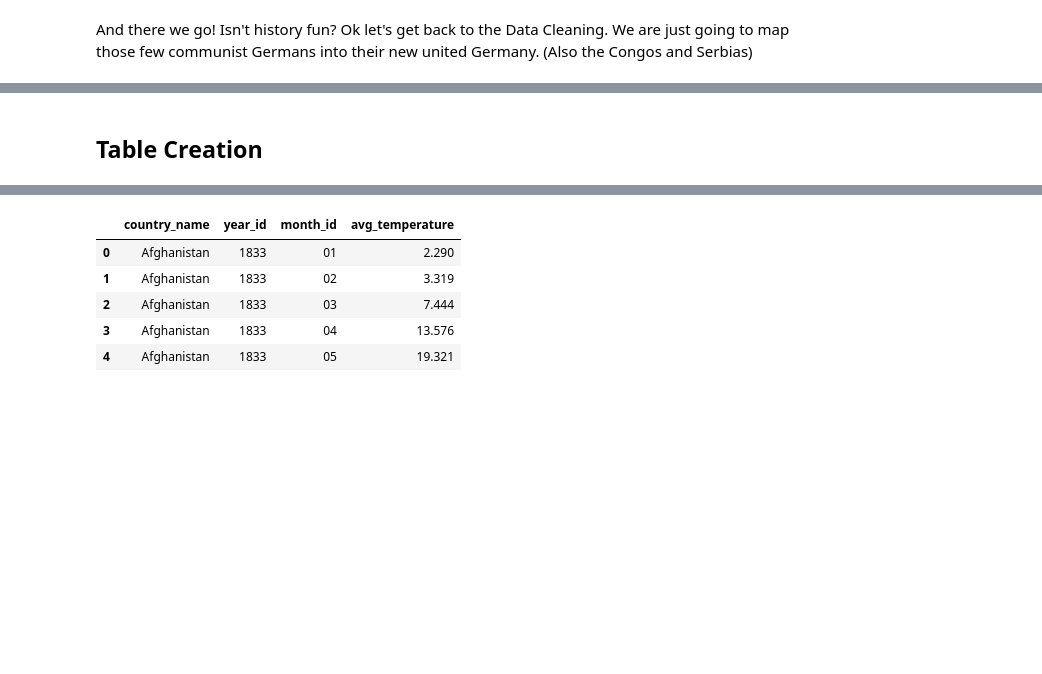
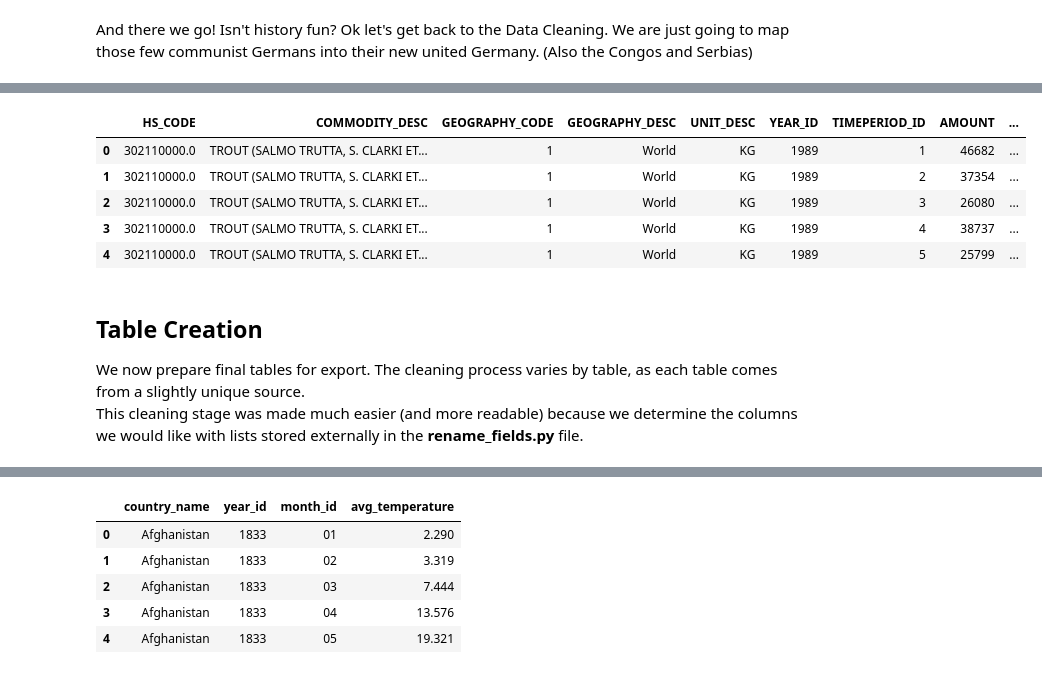
Before and after one commit to GT-Project1-A1/ETL-Group3, a Jupyter notebook: main.ipynb, the cells around one changed output, grey strips where cells are left out. Cells and saved outputs as stored; diff of their text form; code cells hidden in the pictures; blank space fills up the shorter version.

Commit message:
Final Cleaning and Database Prep

```diff
--- a/main.ipynb
+++ b/main.ipynb
@@ -258,2 +288,15 @@ niraj_df.head()
+# %%
+# Now we want to merge this into a new, fully expanded DataFrame using our HS_CODE amd COMMODITY_DESC as indexes
+super_commercial_df = pd.merge(left=commercial_df, right=unique_commodity_df, how="left", on=["HS_CODE", "COMMODITY_DESC"])
+super_commercial_df.head()
+# %% [output]
+|  | HS_CODE | COMMODITY_DESC | GEOGRAPHY_CODE | GEOGRAPHY_DESC | UNIT_DESC | YEAR_ID | TIMEPERIOD_ID | AMOUNT | ... |
+| 0 | 302110000.0 | TROUT (SALMO TRUTTA, S. CLARKI ET... | 1 | World | KG | 1989 | 1 | 46682 | ... |
+| 1 | 302110000.0 | TROUT (SALMO TRUTTA, S. CLARKI ET... | 1 | World | KG | 1989 | 2 | 37354 | ... |
+| 2 | 302110000.0 | TROUT (SALMO TRUTTA, S. CLARKI ET... | 1 | World | KG | 1989 | 3 | 26080 | ... |
+| 3 | 302110000.0 | TROUT (SALMO TRUTTA, S. CLARKI ET... | 1 | World | KG | 1989 | 4 | 38737 | ... |
+| 4 | 302110000.0 | TROUT (SALMO TRUTTA, S. CLARKI ET... | 1 | World | KG | 1989 | 5 | 25799 | ... |
 # %% [markdown]
 ## Table Creation
+We now prepare final tables for export. The cleaning process varies by table, as each table comes from a slightly unique source.
+This cleaning stage was made much easier (and more readable) because we determine the columns we would like with lists stored externally in the **rename_fields.py** file.
```
Also changed, not shown: parts of 36 cells of this notebook, 5 other files.
